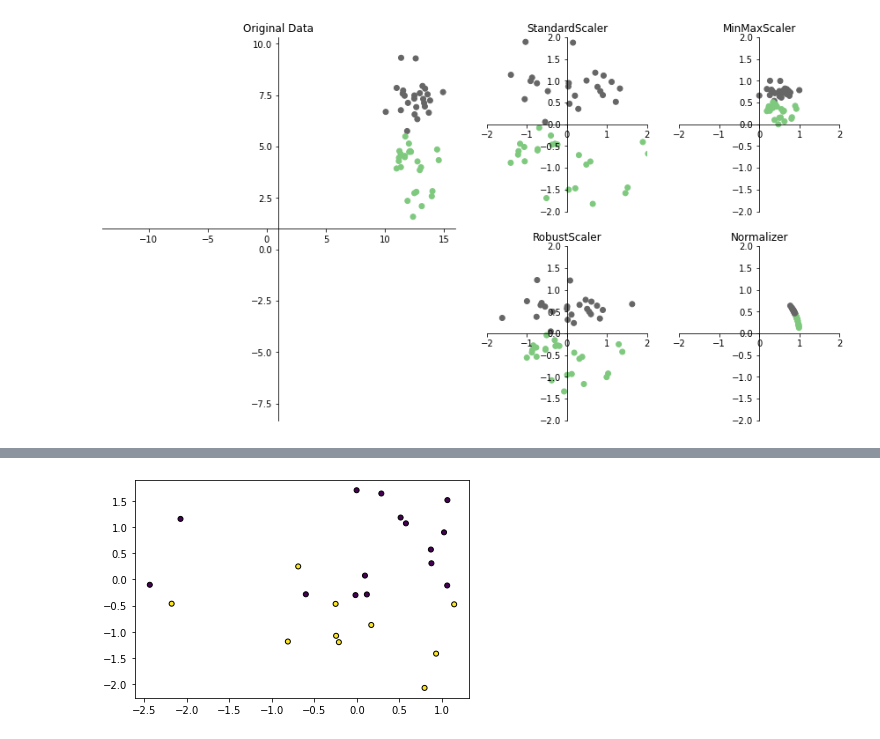
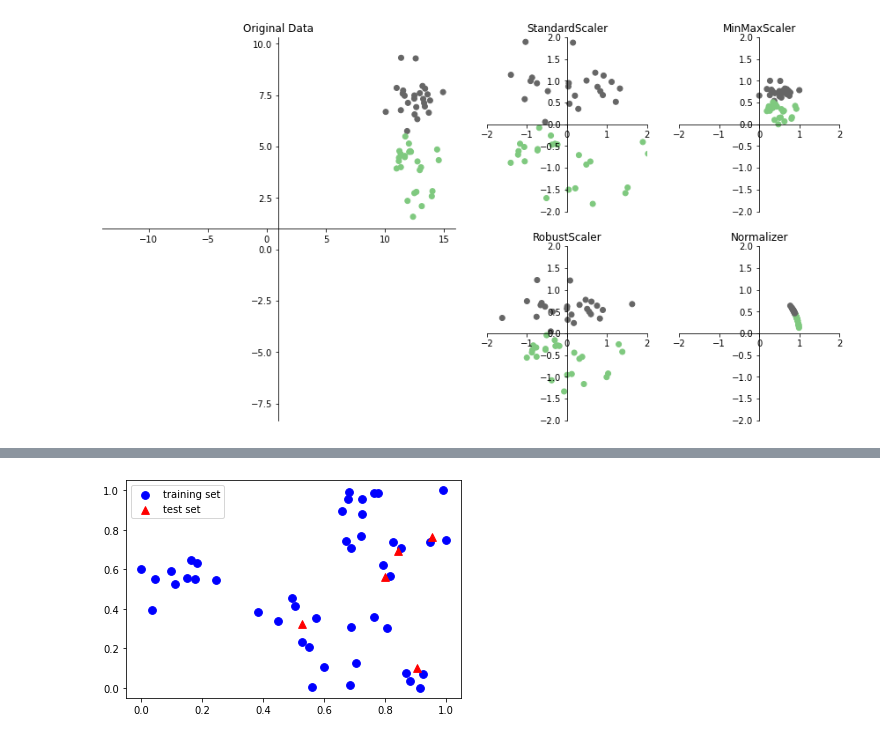
Before and after one commit to tsitsiko1/machine_learning_2, a Jupyter notebook: data_cleaning_practice/practice_solution.ipynb, the cells around one changed output, grey strips where cells are left out. Drawn from its saved outputs; the diff is of its cells as text; code cells hidden in the pictures.

```diff
--- a/data_cleaning_practice/practice_solution.ipynb
+++ b/data_cleaning_practice/practice_solution.ipynb
@@ -84,0 +73,11 @@ AttributeError: ignored
+# %%
+# Generate the dataset
+X, y = make_blobs(n_samples=50, centers=5, random_state=4, cluster_std=2)
+
+# split it into training and test set
+X_train, X_test, y_train, y_test = train_test_split(X,y, random_state=5, test_size=.1)
+
+# plot the training and test set
+plt.scatter(X_train[:, 0], X_train[:, 1], c='b', label="training set", s=60)
+plt.scatter(X_test[:, 0], X_test[:, 1], marker='^', c='r', label="test set", s=60)
+plt.legend(loc='upper left');
@@ -85,9 +86,13 @@ AttributeError: ignored
 # %%
-scaler = StandardScaler()
-X_train_scaled = scaler.fit_transform(X_train)
-X_test_scaled = scaler.fit_transform(X_test)
+# scale the data using MinMaxScaler
+scaler = MinMaxScaler()
+scaler.fit(X_train)
+X_train_scaled = scaler.transform(X_train)
+X_test_scaled = scaler.transform(X_test)
 
-# plt.scatter(X_train_scaled[:, 0], X_train_scaled[:, 1], marker="o", c=y_train, s=25, edgecolor="k");
-plt.scatter(X_test_scaled[:, 0], X_test_scaled[:, 1], marker="o", c=y_test, s=25, edgecolor="k");
+# visualize the properly scaled data
+plt.scatter(X_train_scaled[:, 0], X_train_scaled[:, 1], c='b', label="training set", s=60)
+plt.scatter(X_test_scaled[:, 0], X_test_scaled[:, 1], marker='^', c='r', label="test set", s=60);
+plt.legend(loc='upper left');
 # %% [output]
-[figure, old version]
+[figure, new version]
```
Also changed, not shown: parts of 5 cells of this notebook.
